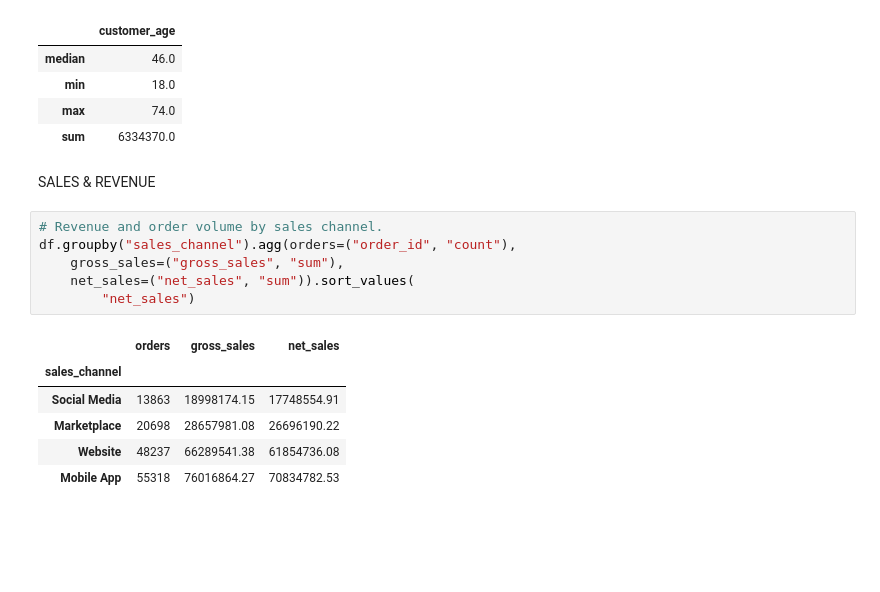
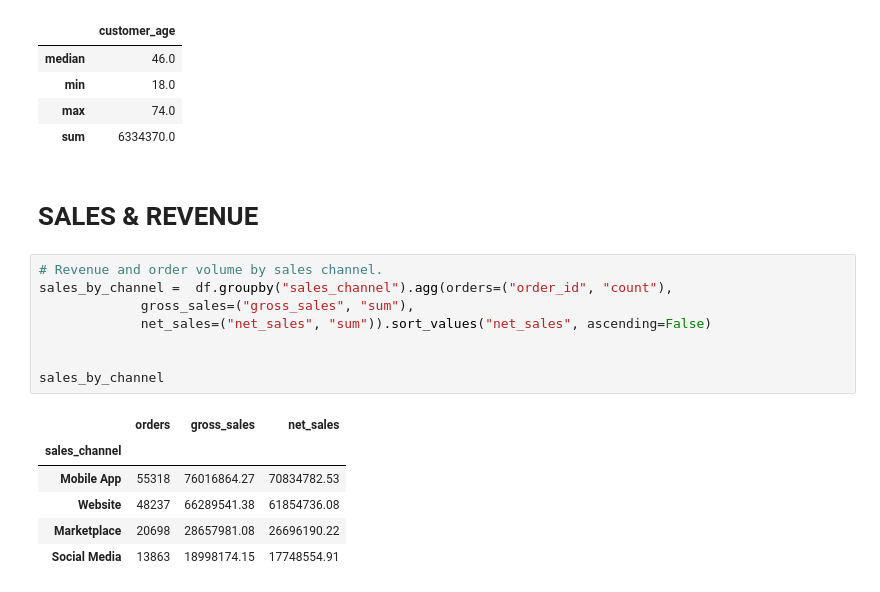
Before and after one commit to Badmosa/e-commerce-sales-and-customer-analysis, a Jupyter notebook: e-commerce-sales-and-customer-analytics.ipynb, the cells around one changed output. Drawn from its saved outputs; the diff is of its cells as text; blank space fills up the shorter version.

```diff
--- a/e-commerce-sales-and-customer-analytics.ipynb
+++ b/e-commerce-sales-and-customer-analytics.ipynb
@@ -141,17 +141,19 @@ Customer_age_df
 | max | 74.0 |
 | sum | 6334370.0 |
 # %% [markdown]
-SALES & REVENUE
+# SALES & REVENUE
-# %%
-# Revenue and order volume by sales channel.
-df.groupby("sales_channel").agg(orders=("order_id", "count"),
-    gross_sales=("gross_sales", "sum"),
-    net_sales=("net_sales", "sum")).sort_values(
-        "net_sales")
-# %% [output]
-|  | orders | gross_sales | net_sales |
-| sales_channel |  |  |  |
-| Social Media | 13863 | 18998174.15 | 17748554.91 |
-| Marketplace | 20698 | 28657981.08 | 26696190.22 |
-| Website | 48237 | 66289541.38 | 61854736.08 |
-| Mobile App | 55318 | 76016864.27 | 70834782.53 |
+# %%
+# Revenue and order volume by sales channel.
+sales_by_channel =  df.groupby("sales_channel").agg(orders=("order_id", "count"),
+             gross_sales=("gross_sales", "sum"),
+             net_sales=("net_sales", "sum")).sort_values("net_sales", ascending=False)
+
+
+sales_by_channel
+# %% [output]
+|  | orders | gross_sales | net_sales |
+| sales_channel |  |  |  |
+| Mobile App | 55318 | 76016864.27 | 70834782.53 |
+| Website | 48237 | 66289541.38 | 61854736.08 |
+| Marketplace | 20698 | 28657981.08 | 26696190.22 |
+| Social Media | 13863 | 18998174.15 | 17748554.91 |
```
Also changed, not shown: parts of 4 cells of this notebook, 1 other file.
